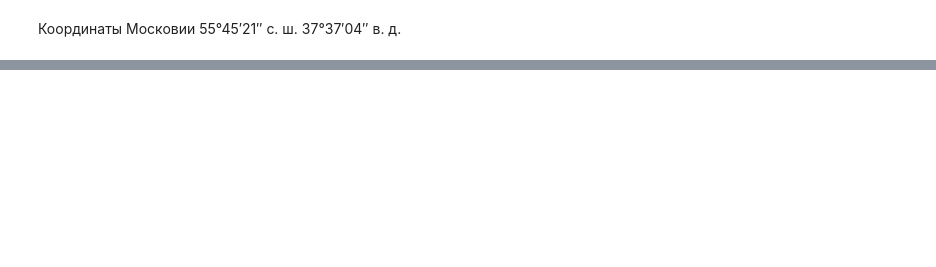
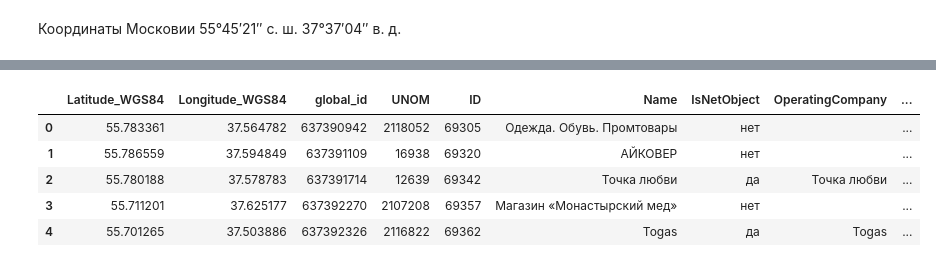
Before and after one commit to lazymanul/urbanclasters, a Jupyter notebook: moskow_map.ipynb, the cells around one changed output, grey strips where cells are left out. Saved outputs shown, nothing was run; the diff lists cells and outputs as text; code cells hidden in the pictures; blank space fills up the shorter version.

```diff
--- a/moskow_map.ipynb
+++ b/moskow_map.ipynb
@@ -13,4 +6,14 @@ moskow_map
 # %%
 df = pd.read_json(r'data-28509-2021-07-11.json', encoding='cp1251')
 df10 = df[0:10]
 df100 = df[0:100]
+df500 = df[0:500]
+
+df10.head()
+# %% [output]
+|  | Latitude_WGS84 | Longitude_WGS84 | global_id | UNOM | ID | Name | IsNetObject | OperatingCompany | ... |
+| 0 | 55.783361 | 37.564782 | 637390942 | 2118052 | 69305 | Одежда. Обувь. Промтовары | нет |  | ... |
+| 1 | 55.786559 | 37.594849 | 637391109 | 16938 | 69320 | АЙКОВЕР | нет |  | ... |
+| 2 | 55.780188 | 37.578783 | 637391714 | 12639 | 69342 | Точка любви | да | Точка любви | ... |
+| 3 | 55.711201 | 37.625177 | 637392270 | 2107208 | 69357 | Магазин «Монастырский мед» | нет |  | ... |
+| 4 | 55.701265 | 37.503886 | 637392326 | 2116822 | 69362 | Togas | да | Togas | ... |
```
Also changed, not shown: parts of 3 cells of this notebook.
